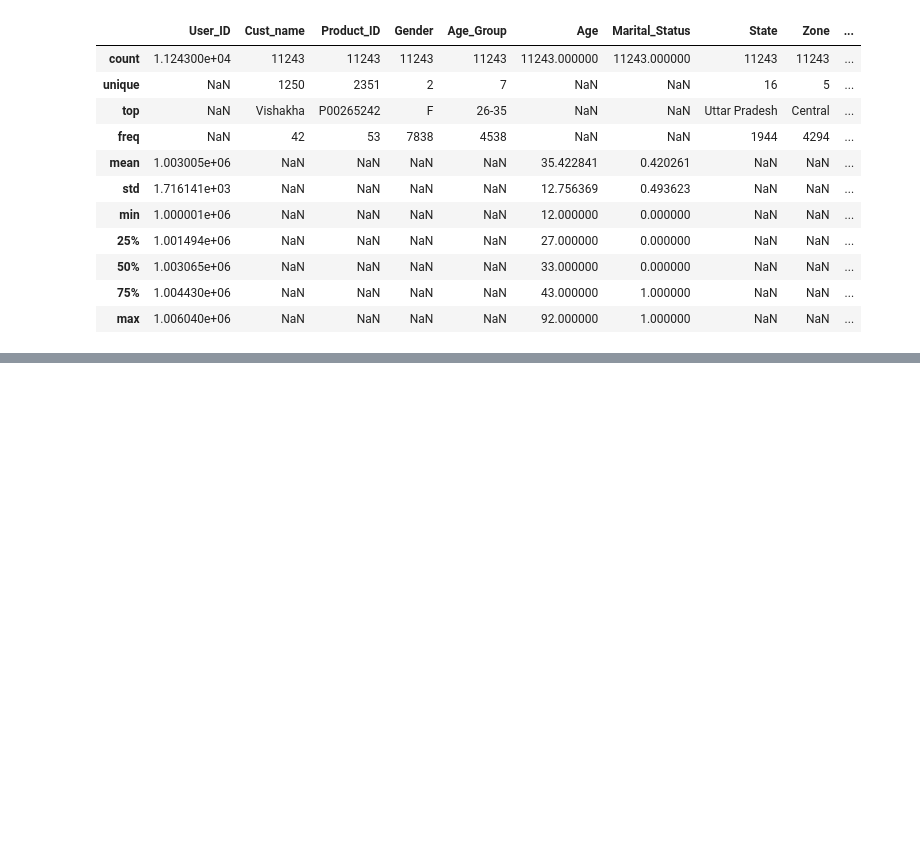
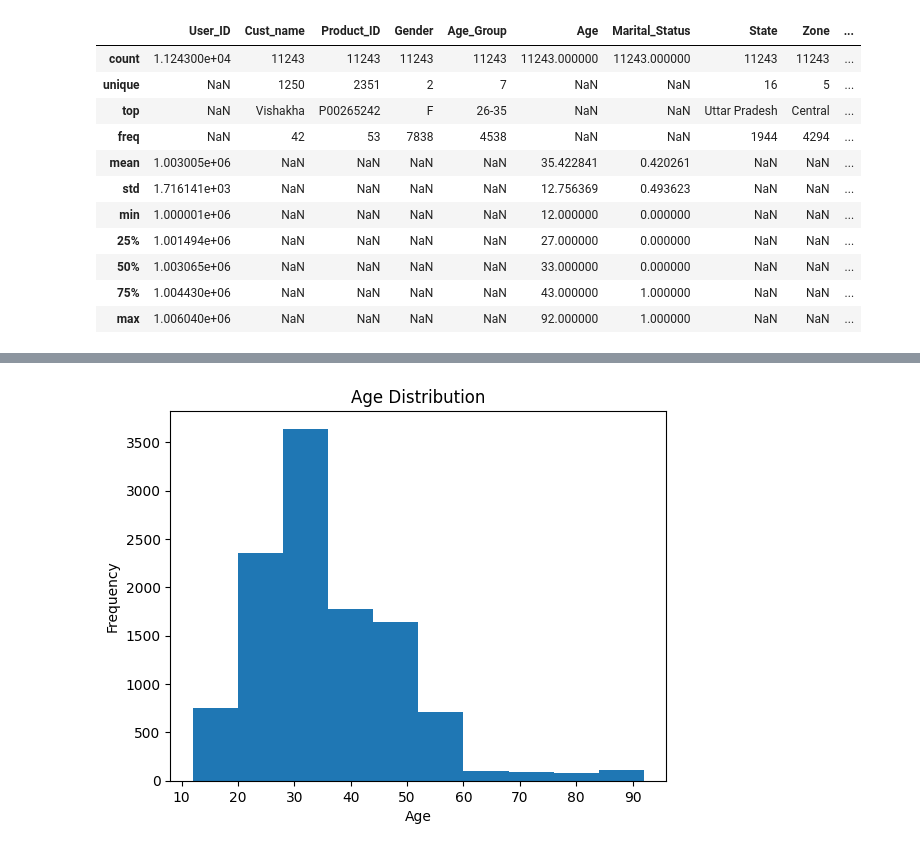
Before and after one commit to harshada4912/Diwali-Sales-Analytics-Pyhton, a Jupyter notebook: Diwali_Sales_Analytics.ipynb, the cells around one changed output, grey strips where cells are left out. Drawn from its saved outputs; the diff is of its cells as text; code cells hidden in the pictures; blank space fills up the shorter version.

```diff
--- a/Diwali_Sales_Analytics.ipynb
+++ b/Diwali_Sales_Analytics.ipynb
@@ -320,0 +332,9 @@ df.describe(include='all')
+# %%
+# Age distribution
+plt.hist(df['Age'])
+plt.title("Age Distribution")
+plt.xlabel("Age")
+plt.ylabel("Frequency")
+plt.show()
+# %% [output]
+[figure, added]
```
Also changed, not shown: parts of 7 cells of this notebook.
